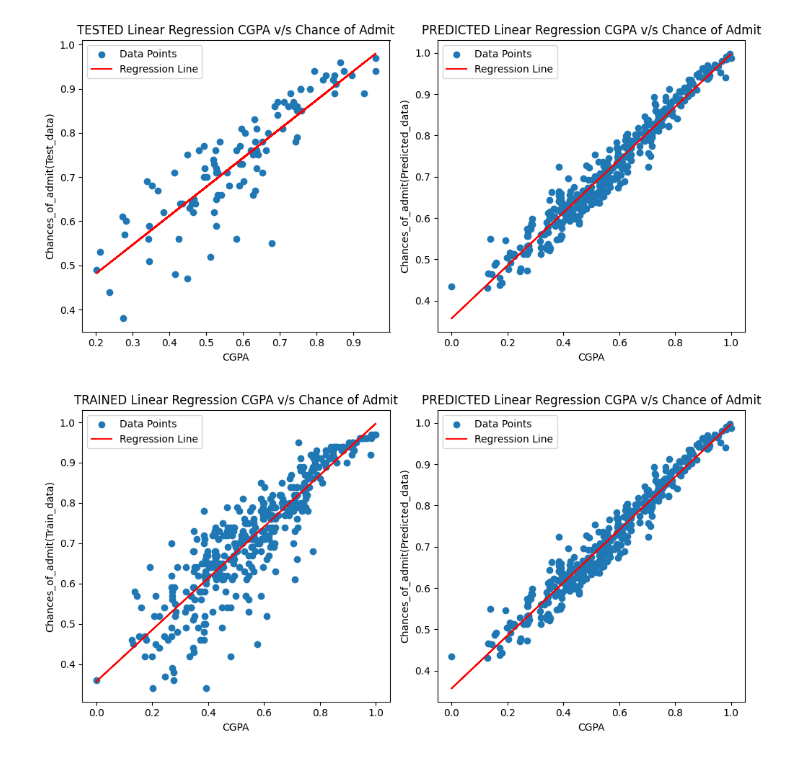
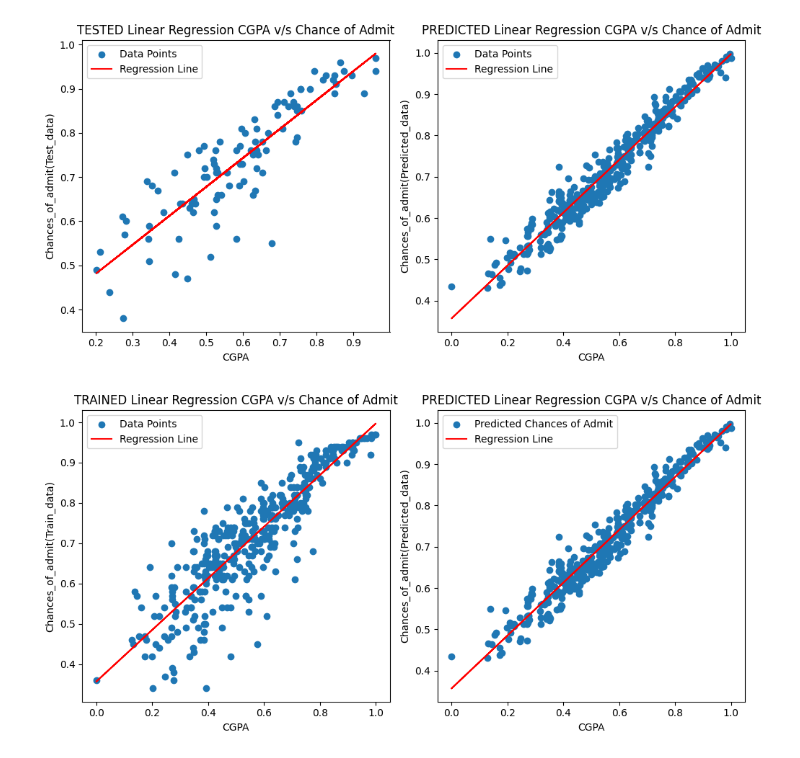
Before and after one commit to akshayabhale1406/SCLR_Jamboree_Education_Linear_Regression, a Jupyter notebook: Jamboree_Education_Linear_Regression.ipynb, the cells around one changed output. Saved outputs shown, nothing was run; the diff lists cells and outputs as text; code cells hidden in the pictures.

```diff
--- a/Jamboree_Education_Linear_Regression.ipynb
+++ b/Jamboree_Education_Linear_Regression.ipynb
@@ -568,45 +568,45 @@ plt.show()
 [figure]
 # %%
 X_1 = x_train["CGPA"]
-coefficients = np.polyfit(X_1, y_train, 1)  # Fit a 1-degree polynomial (line)
-m = coefficients[0]  # Slope
-b = coefficients[1]  # Intercept
-regression_line_1 = m * X_1 + b
+coefficients_1 = np.polyfit(X_1, y_train, 1)  # Fit a 1-degree polynomial (line)
+m1 = coefficients_1[0]  # Slope
+b1 = coefficients_1[1]  # Intercept
+regression_line_1 = m1 * X_1 + b1
 
 X_2 = x_train["CGPA"]
-coefficients = np.polyfit(X_2, y_pred, 1)  # Fit a 1-degree polynomial (line)
-m = coefficients[0]  # Slope
-b = coefficients[1]  # Intercept
-regression_line_2 = m * X_2 + b
+coefficients_2 = np.polyfit(X_2, y_pred, 1)  # Fit a 1-degree polynomial (line)
+m2 = coefficients_2[0]  # Slope
+b2 = coefficients_2[1]  # Intercept
+regression_line_2 = m2 * X_2 + b2
 
 # Create subplots with 1 row and 2 columns
 fig, axes = plt.subplots(1, 2, figsize=(10, 5))  # Adjust figsize as needed
 
 # Plot 1
 # Create the scatter plot
 axes[0].scatter(X_1, y_train, label='Data Points')
 
 # Plot the regression line
 axes[0].plot(X_1, regression_line_1, color='red', label='Regression Line')
 axes[0].set_xlabel('CGPA')
 axes[0].set_ylabel('Chances_of_admit(Train_data)')
 axes[0].set_title('TRAINED Linear Regression CGPA v/s Chance of Admit')
 axes[0].legend()
 
 # Plot 2
 # Create the scatter plot
-axes[1].scatter(X_2, y_pred, label='Data Points')
+axes[1].scatter(X_2, y_pred, label='Predicted Chances of Admit')
 
 # Plot the regression line
 axes[1].plot(X_2, regression_line_2, color='red', label='Regression Line')
 axes[1].set_xlabel('CGPA')
 axes[1].set_ylabel('Chances_of_admit(Predicted_data)')
 axes[1].set_title('PREDICTED Linear Regression CGPA v/s Chance of Admit')
 axes[1].legend()
 
 # Adjust layout for better spacing
 plt.tight_layout()
 
 plt.show()
 # %% [output]
-[figure, old version]
+[figure, new version]
```
Also changed, not shown: parts of 3 cells of this notebook.
